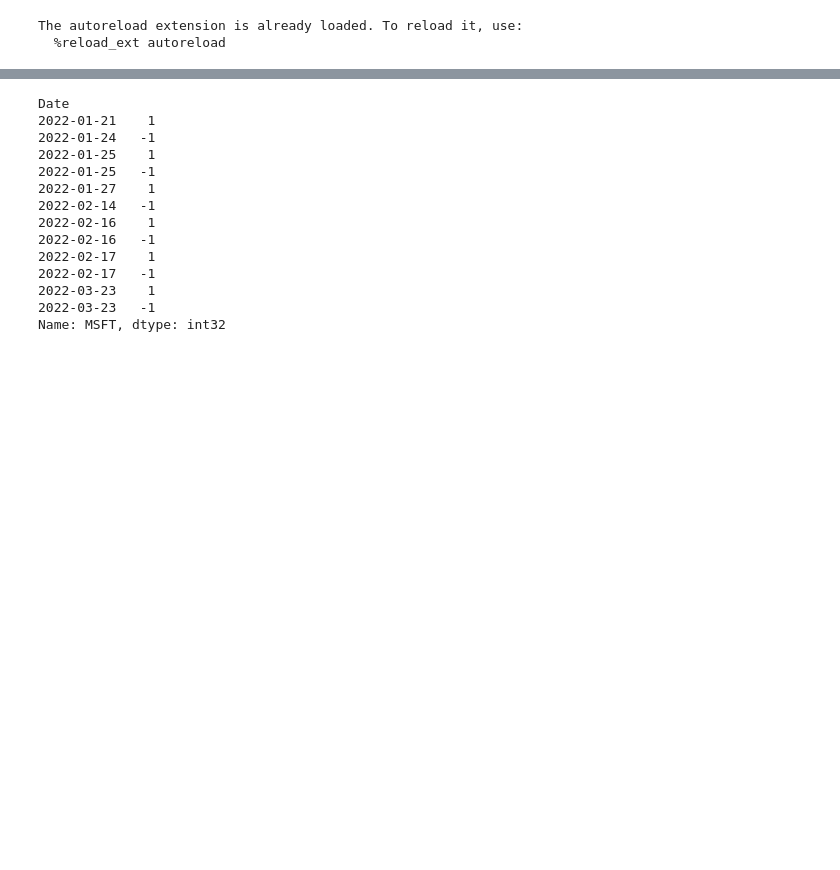
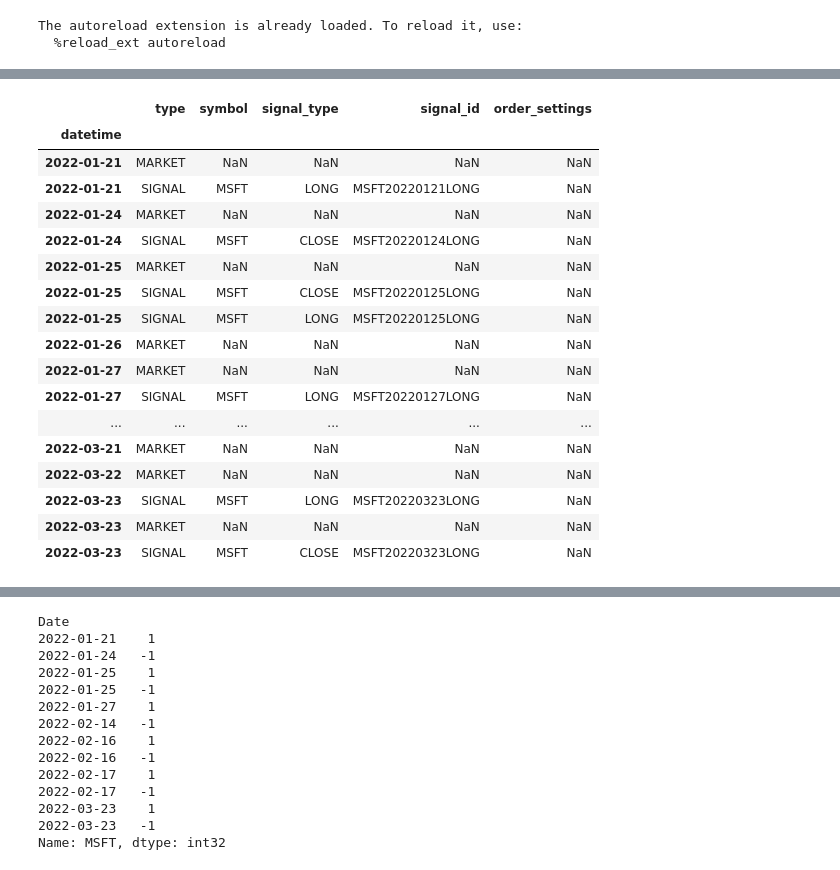
Before and after one commit to Zino-ctrlZ/QuantTools, a Jupyter notebook: EventDriven/demos/demo_zino.ipynb, the cells around one changed output, grey strips where cells are left out. Saved outputs shown, nothing was run; the diff lists cells and outputs as text; code cells hidden in the pictures; blank space fills up the shorter version.

```diff
--- a/EventDriven/demos/demo_zino.ipynb
+++ b/EventDriven/demos/demo_zino.ipynb
@@ -148,3 +180,3 @@ evb_backtest = OptionSignalBacktest(trades_[trades_['Ticker'] == 'MSFT'], initia
 # %%
-evb_backtest.events.clean_date(evb_backtest.start_date)
+evb_backtest.events.events
 # %% [output]
@@ -151,0 +183,18 @@ evb_backtest.events.clean_date(evb_backtest.start_date)
+|  | type | symbol | signal_type | signal_id | order_settings |
+| datetime |  |  |  |  |  |
+| 2022-01-21 | MARKET | NaN | NaN | NaN | NaN |
+| 2022-01-21 | SIGNAL | MSFT | LONG | MSFT20220121LONG | NaN |
+| 2022-01-24 | MARKET | NaN | NaN | NaN | NaN |
+| 2022-01-24 | SIGNAL | MSFT | CLOSE | MSFT20220124LONG | NaN |
+| 2022-01-25 | MARKET | NaN | NaN | NaN | NaN |
+| 2022-01-25 | SIGNAL | MSFT | CLOSE | MSFT20220125LONG | NaN |
+| 2022-01-25 | SIGNAL | MSFT | LONG | MSFT20220125LONG | NaN |
+| 2022-01-26 | MARKET | NaN | NaN | NaN | NaN |
+| 2022-01-27 | MARKET | NaN | NaN | NaN | NaN |
+| 2022-01-27 | SIGNAL | MSFT | LONG | MSFT20220127LONG | NaN |
+| ... | ... | ... | ... | ... | ... |
+| 2022-03-21 | MARKET | NaN | NaN | NaN | NaN |
+| 2022-03-22 | MARKET | NaN | NaN | NaN | NaN |
+| 2022-03-23 | SIGNAL | MSFT | LONG | MSFT20220323LONG | NaN |
+| 2022-03-23 | MARKET | NaN | NaN | NaN | NaN |
+| 2022-03-23 | SIGNAL | MSFT | CLOSE | MSFT20220323LONG | NaN |
```
Also changed, not shown: parts of 19 cells of this notebook, 4 other files.
